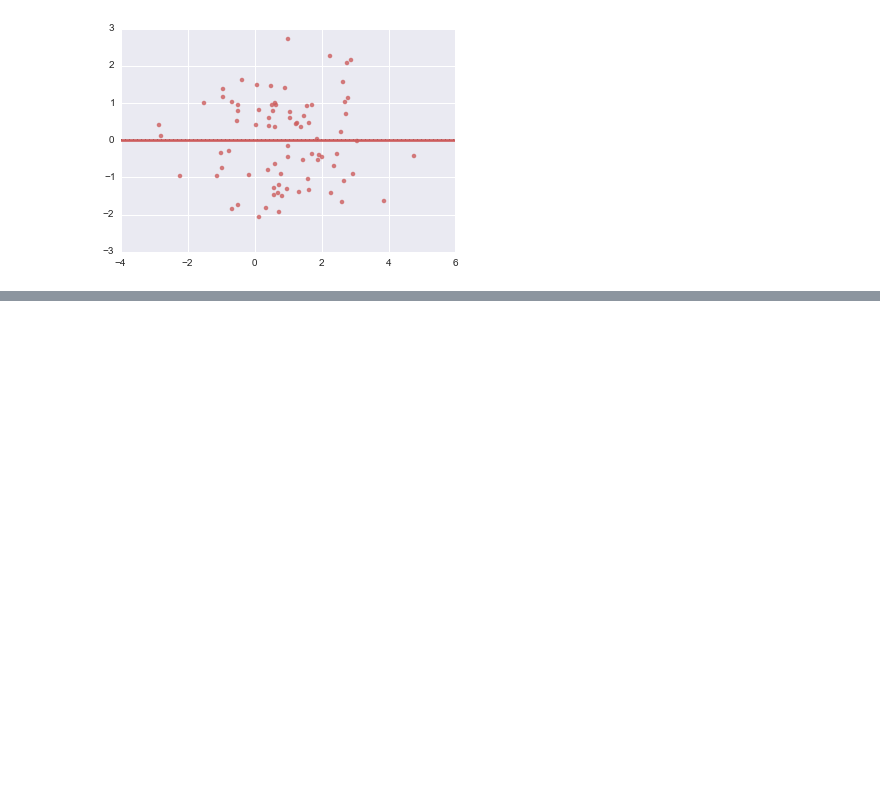
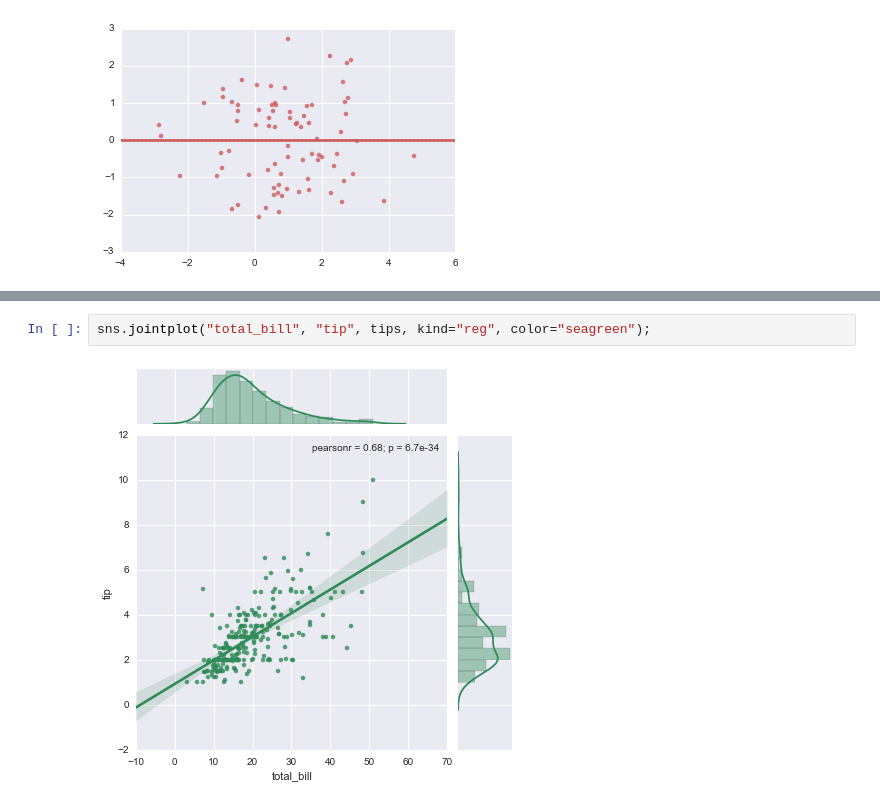
Before and after one commit to tarmstro/mvbop, a Jupyter notebook: seaborn_tutorial.ipynb, the cells around one changed output, grey strips where cells are left out. Cells and saved outputs as stored; diff of their text form; blank space fills up the shorter version.

```diff
--- a/seaborn_tutorial.ipynb
+++ b/seaborn_tutorial.ipynb
@@ -387,0 +392,4 @@ sns.residplot(x, y, color="indianred", order=2, lowess=True);
+# %%
+sns.jointplot("total_bill", "tip", tips, kind="reg", color="seagreen");
+# %% [output]
+[figure, added]
```
Also changed, not shown: parts of 2 cells of this notebook.
